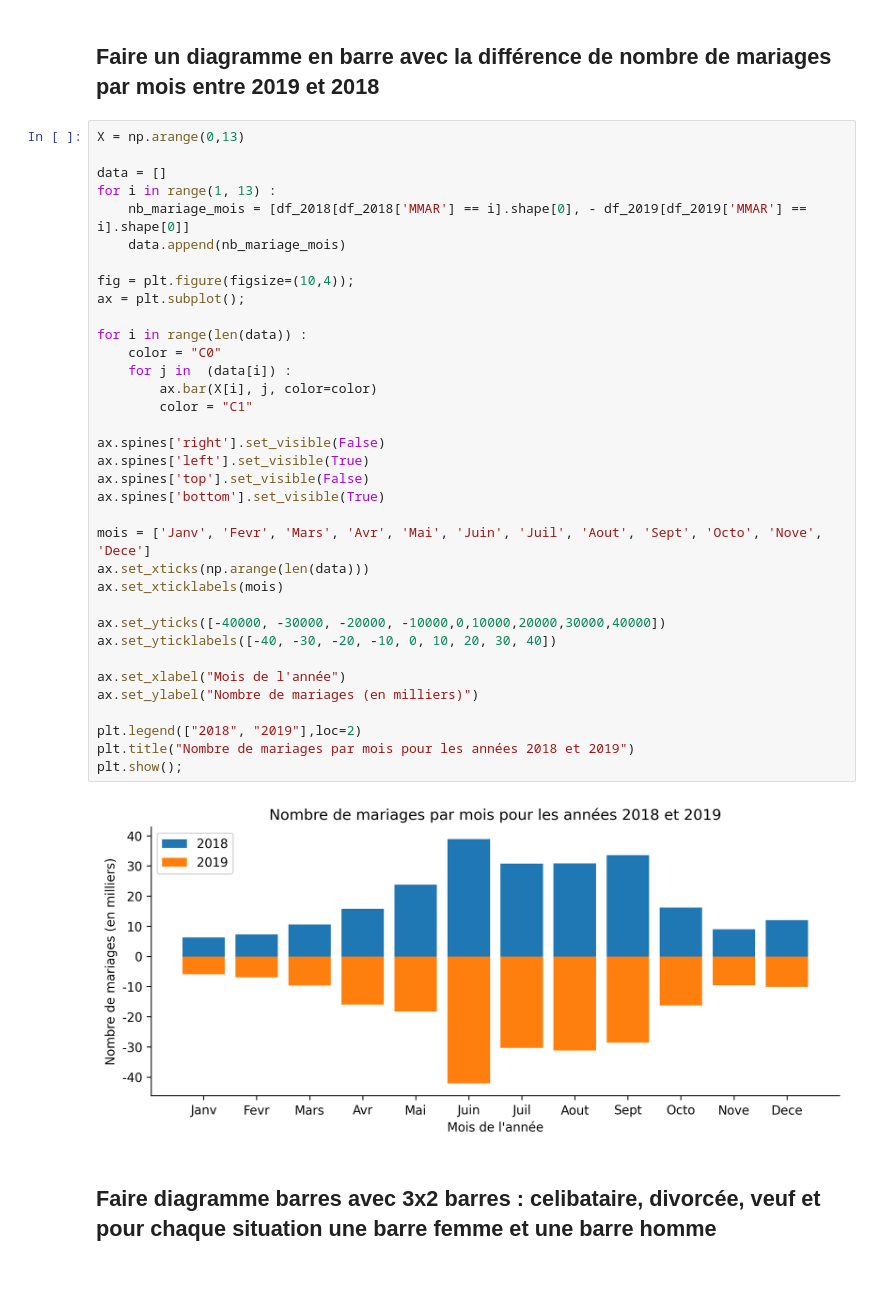
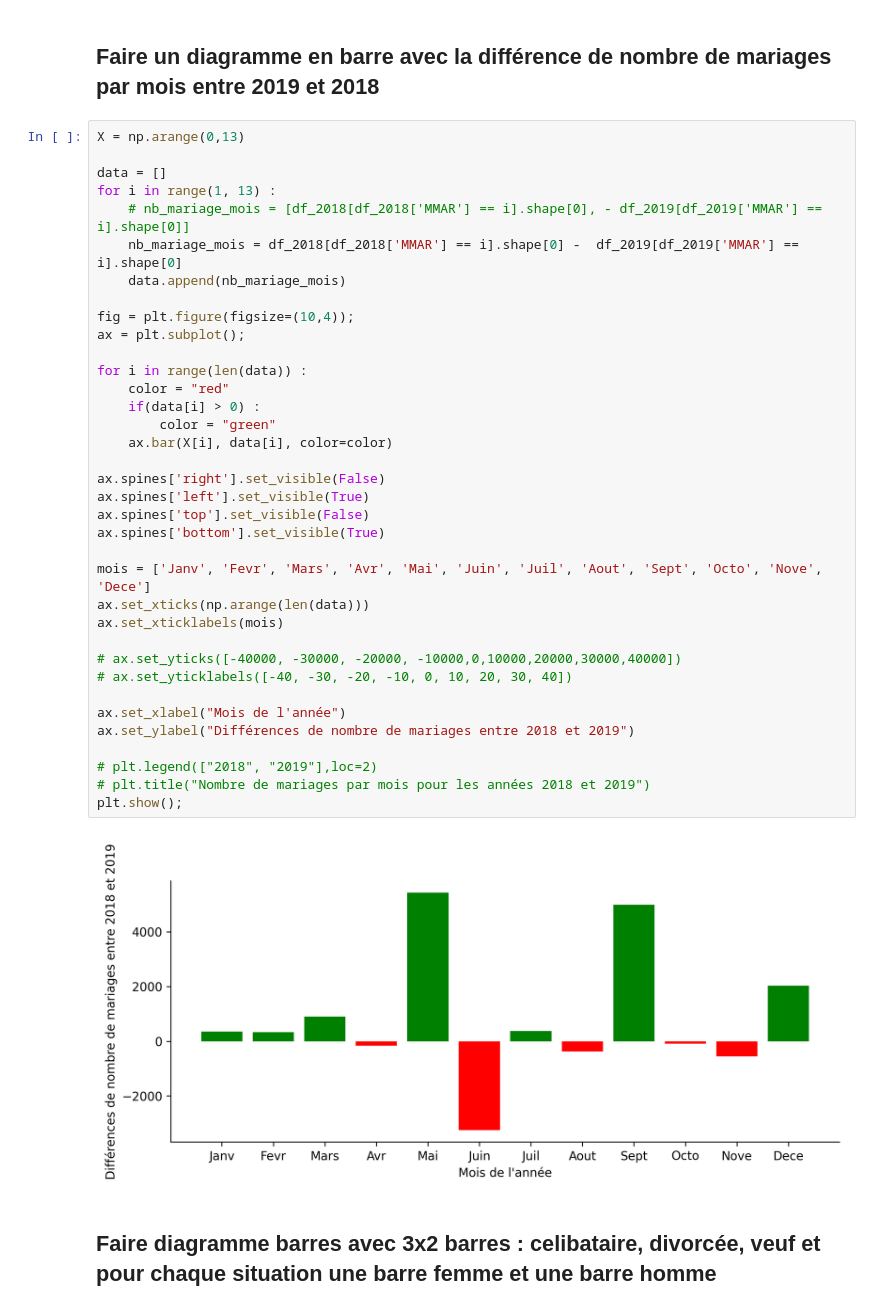
Before and after one commit to plorgue/fr_wedding_data_analysis, a Jupyter notebook: First_notebook.ipynb, the cells around one changed output. Saved outputs shown, nothing was run; the diff lists cells and outputs as text; blank space fills up the shorter version.

Commit message:
Rectification 1er graphique + début 2ème mais échelle bizarre

```diff
--- a/First_notebook.ipynb
+++ b/First_notebook.ipynb
@@ -74,40 +74,41 @@ df_corresp_labels_2019.head()
 # %%
 X = np.arange(0,13)
 
 data = []
 for i in range(1, 13) :
-    nb_mariage_mois = [df_2018[df_2018['MMAR'] == i].shape[0], - df_2019[df_2019['MMAR'] == i].shape[0]]
+    # nb_mariage_mois = [df_2018[df_2018['MMAR'] == i].shape[0], - df_2019[df_2019['MMAR'] == i].shape[0]]
+    nb_mariage_mois = df_2018[df_2018['MMAR'] == i].shape[0] -  df_2019[df_2019['MMAR'] == i].shape[0]
     data.append(nb_mariage_mois)
 
 fig = plt.figure(figsize=(10,4));
 ax = plt.subplot();
 
 for i in range(len(data)) :
-    color = "C0"
-    for j in  (data[i]) :
-        ax.bar(X[i], j, color=color)
-        color = "C1"
+    color = "red"
+    if(data[i] > 0) :
+        color = "green"
+    ax.bar(X[i], data[i], color=color)
 
 ax.spines['right'].set_visible(False)
 ax.spines['left'].set_visible(True)
 ax.spines['top'].set_visible(False)
 ax.spines['bottom'].set_visible(True)
 
 mois = ['Janv', 'Fevr', 'Mars', 'Avr', 'Mai', 'Juin', 'Juil', 'Aout', 'Sept', 'Octo', 'Nove', 'Dece']
 ax.set_xticks(np.arange(len(data)))
 ax.set_xticklabels(mois)
 
-ax.set_yticks([-40000, -30000, -20000, -10000,0,10000,20000,30000,40000])
-ax.set_yticklabels([-40, -30, -20, -10, 0, 10, 20, 30, 40])
+# ax.set_yticks([-40000, -30000, -20000, -10000,0,10000,20000,30000,40000])
+# ax.set_yticklabels([-40, -30, -20, -10, 0, 10, 20, 30, 40])
 
 ax.set_xlabel("Mois de l'année")
-ax.set_ylabel("Nombre de mariages (en milliers)")
+ax.set_ylabel("Différences de nombre de mariages entre 2018 et 2019")
 
-plt.legend(["2018", "2019"],loc=2)
-plt.title("Nombre de mariages par mois pour les années 2018 et 2019")
+# plt.legend(["2018", "2019"],loc=2)
+# plt.title("Nombre de mariages par mois pour les années 2018 et 2019")
 plt.show();
 # %% [output]
-[figure, old version]
+[figure, new version]
 # %% [markdown]
 ## Faire diagramme barres avec 3x2 barres : celibataire, divorcée, veuf et pour chaque situation une barre femme et une barre homme
 # %%
```
Also changed, not shown: parts of 6 cells of this notebook.
